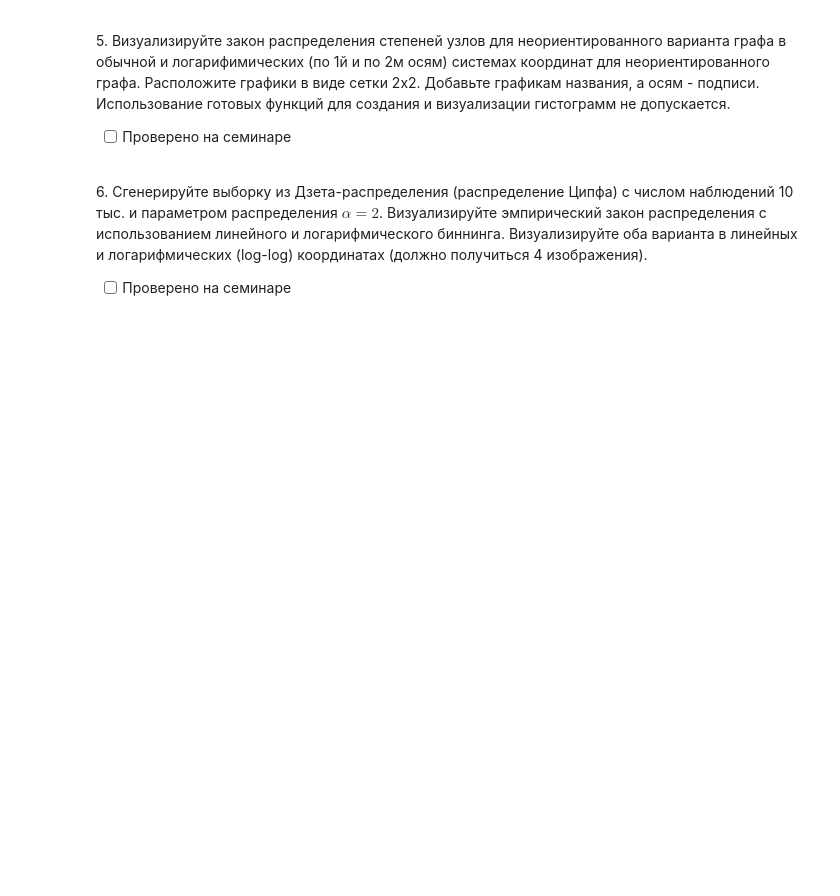
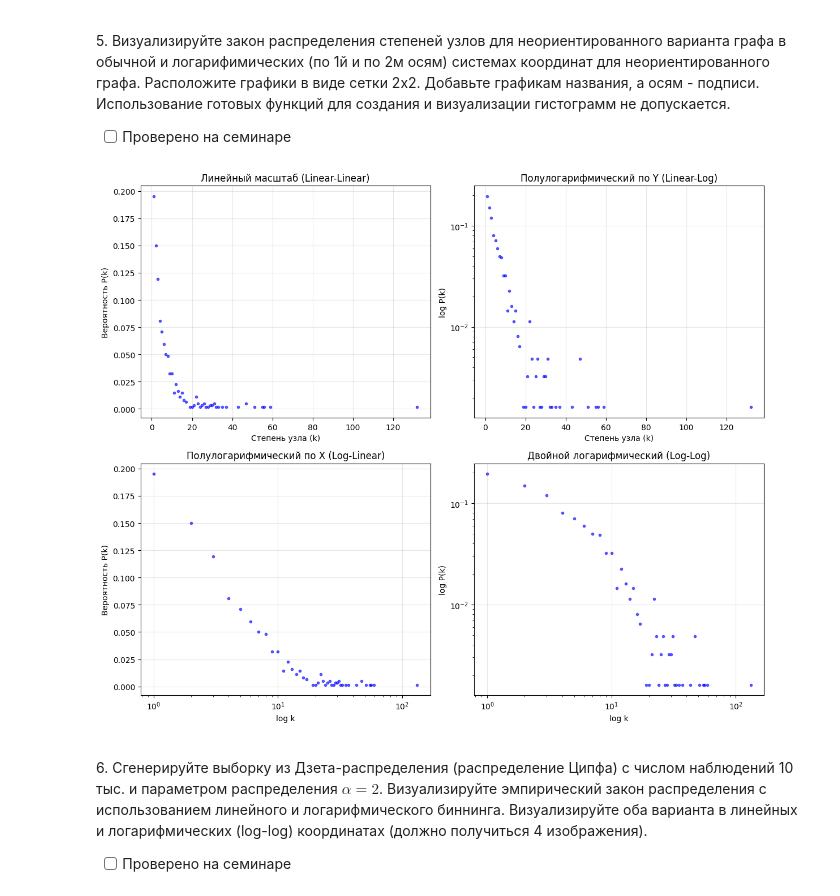
Before and after one commit to Ackrome/FU, a Jupyter notebook: Course_3/SA(C)/3_degree.ipynb, the cells around one changed output. Cells and saved outputs as stored; diff of their text form; code cells hidden in the pictures; blank space fills up the shorter version.

```diff
--- a/Course_3/SA(C)/3_degree.ipynb
+++ b/Course_3/SA(C)/3_degree.ipynb
@@ -34,0 +41,3 @@ __Авторы задач: Макрушин С.В (SVMakrushin@fa.ru), Блох
+# %%
+G = nx.read_edgelist('data/fb-pages-food/fb-pages-food.edges', delimiter=',', nodetype=int)
+G.is_directed()
@@ -56,6 +156,56 @@ __Авторы задач: Макрушин С.В (SVMakrushin@fa.ru), Блох
 5\. Визуализируйте закон распределения степеней узлов для неориентированного варианта графа в обычной и логарифимических (по 1й и по 2м осям) системах координат для неориентированного графа. Расположите графики в виде сетки 2х2. Добавьте графикам названия, а осям - подписи. Использование готовых функций для создания и визуализации гистограмм не допускается.
 
 - [ ] Проверено на семинаре
+# %%
+G = G.to_undirected()
+
+all_degrees = [d for n, d in G.degree()]
+total_nodes = len(G)
+
+degree_counts = Counter(all_degrees)
+
+x_values = sorted(degree_counts.keys())
+y_values = [degree_counts[k] / total_nodes for k in x_values]
+
+fig, axes = plt.subplots(2, 2, figsize=(12, 10))
+marker_style = dict(color='blue', marker='o', linestyle='None', markersize=3, alpha=0.6)
+
+ax1 = axes[0, 0]
+ax1.plot(x_values, y_values, **marker_style)
+ax1.set_title('Линейный масштаб (Linear-Linear)')
+ax1.set_xlabel('Степень узла (k)')
+ax1.set_ylabel('Вероятность P(k)')
+ax1.grid(True, alpha=0.3)
+
+ax2 = axes[0, 1]
+ax2.plot(x_values, y_values, **marker_style)
+ax2.set_yscale('log') # Логарифм по Y
+ax2.set_title('Полулогарифмический по Y (Linear-Log)')
+ax2.set_xlabel('Степень узла (k)')
+ax2.set_ylabel('log P(k)')
+ax2.grid(True, alpha=0.3)
+
+ax3 = axes[1, 0]
+ax3.plot(x_values, y_values, **marker_style)
+ax3.set_xscale('log')
+ax3.set_title('Полулогарифмический по X (Log-Linear)')
+ax3.set_xlabel('log k')
+ax3.set_ylabel('Вероятность P(k)')
+ax3.grid(True, alpha=0.3)
+
+ax4 = axes[1, 1]
+ax4.plot(x_values, y_values, **marker_style)
+ax4.set_xscale('log')
+ax4.set_yscale('log')
+ax4.set_title('Двойной логарифмический (Log-Log)')
+ax4.set_xlabel('log k')
+ax4.set_ylabel('log P(k)')
+ax4.grid(True, alpha=0.3)
+
+plt.tight_layout()
+plt.show()
+# %% [output]
+[figure, added]
 # %% [markdown]
 <p class="task" id="6"></p>
 
```
Also changed, not shown: parts of 16 cells of this notebook, 8 other files.
